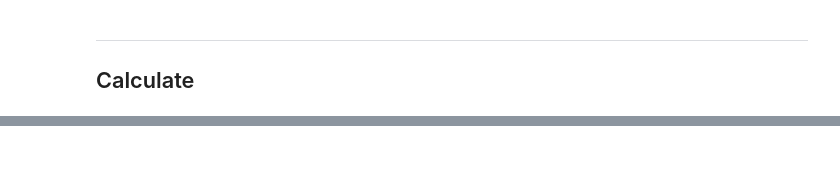
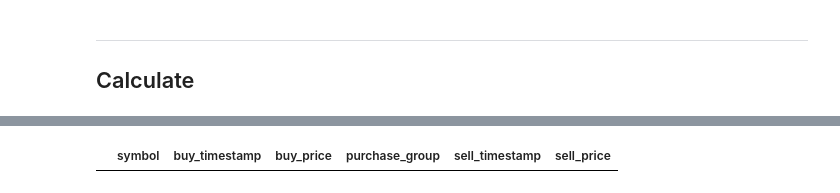
Before and after one commit to subwaymatch/alpaca-market-data-api-example, a Jupyter notebook: historical-data.ipynb, the cells around one changed output, grey strips where cells are left out. Saved outputs shown, nothing was run; the diff lists cells and outputs as text; code cells hidden in the pictures; blank space fills up the shorter version.

```diff
--- a/historical-data.ipynb
+++ b/historical-data.ipynb
@@ -190,0 +194,27 @@ df_bars.head(10)
+# %%
+def add_to_purchase_group(symbol, buy_timestamp, buy_price, df_purchases):
+    new_entry = {
+        "symbol": symbol,
+        "buy_timestamp": buy_timestamp,
+        "buy_price": buy_price,
+        "purchase_group": len(df_purchases) + 1,
+        "sell_timestamp": None,
+        "sell_price": None,
+    }
+    return df_purchases.append(new_entry, ignore_index=True)
+
+
+df_purchases = pd.DataFrame(
+    {
+        "symbol": [],
+        "buy_timestamp": [],
+        "buy_price": [],
+        "purchase_group": [],
+        "sell_timestamp": [],
+        "sell_price": [],
+    }
+)
+
+df_purchases
+# %% [output]
+|  | symbol | buy_timestamp | buy_price | purchase_group | sell_timestamp | sell_price |
```
Also changed, not shown: parts of 2 cells of this notebook.
